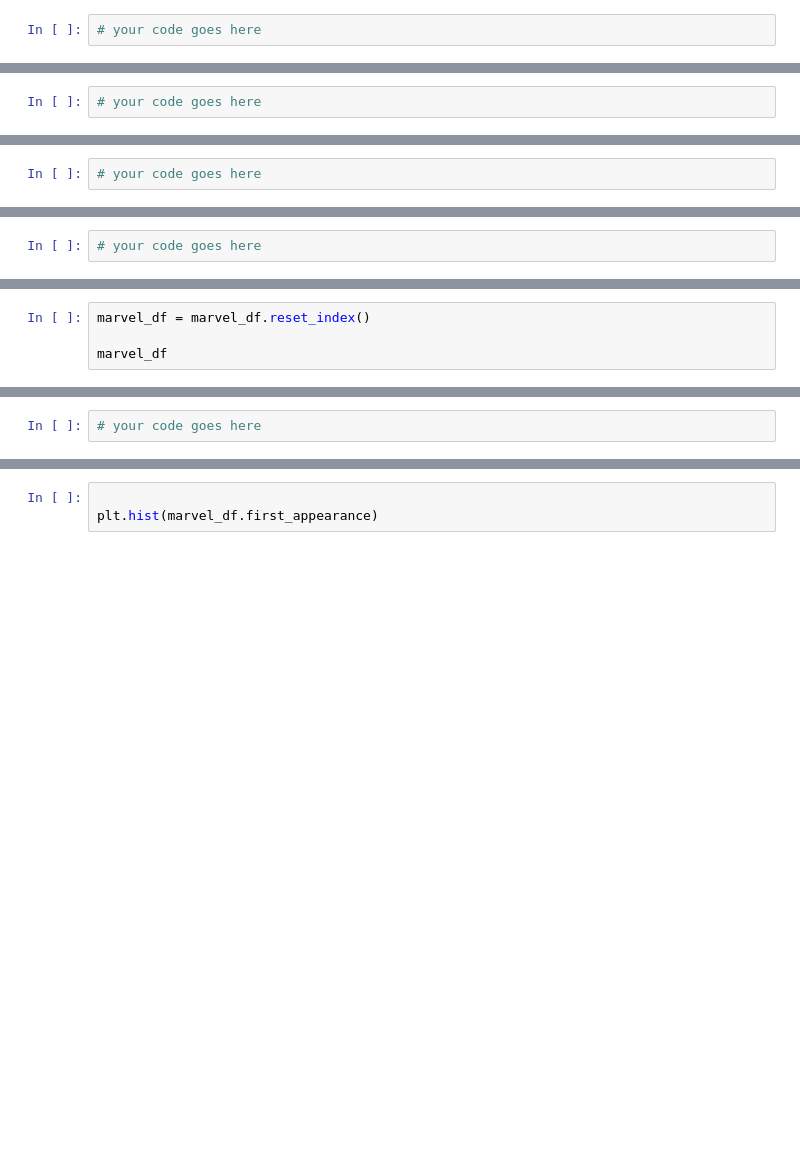
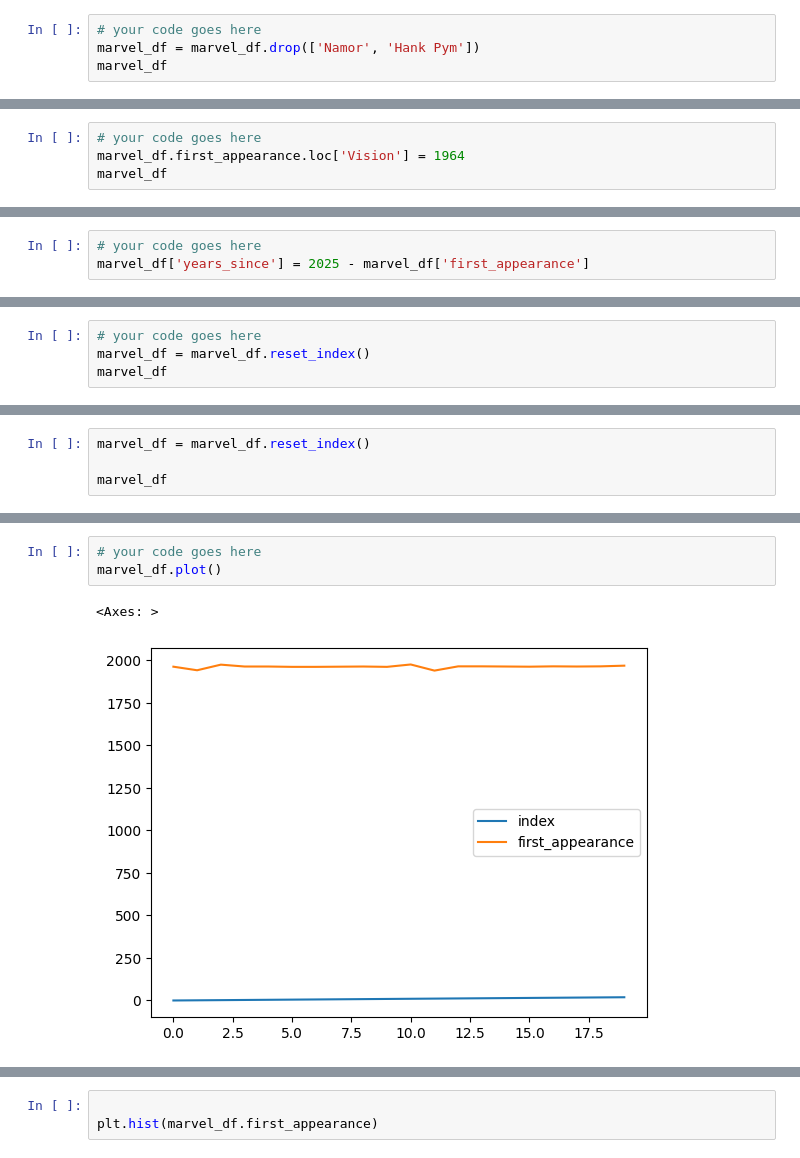
Before and after one commit to Matthew-D-Chan/FreeCodeCamp-Data-Analysis, a Jupyter notebook: 3. Pandas DataFrames exercises.ipynb, the cells around one changed output, grey strips where cells are left out. Cells and saved outputs as stored; diff of their text form; blank space fills up the shorter version.

```diff
--- a/3. Pandas DataFrames exercises.ipynb
+++ b/3. Pandas DataFrames exercises.ipynb
@@ -109,3 +229,5 @@ marvel_df
 ### Drop 'Namor' and 'Hank Pym' rows
 # %%
 # your code goes here
+marvel_df = marvel_df.drop(['Namor', 'Hank Pym'])
+marvel_df
@@ -173,3 +361,5 @@ marvel_df.iloc[[0, -1],]
 ### Modify the `first_appearance` of 'Vision' to year 1964
 # %%
 # your code goes here
+marvel_df.first_appearance.loc['Vision'] = 1964
+marvel_df
@@ -183,6 +392,7 @@ marvel_df
 ### Add a new column to `marvel_df` called 'years_since' with the years since `first_appearance`
 # %%
 # your code goes here
+marvel_df['years_since'] = 2025 - marvel_df['first_appearance']
 # %%
 marvel_df['years_since'] = 2018 - marvel_df['first_appearance']
 
@@ -275,3 +570,5 @@ marvel_df[mask]
 ### Reset index names of `marvel_df`
 # %%
 # your code goes here
+marvel_df = marvel_df.reset_index()
+marvel_df
@@ -285,6 +600,10 @@ marvel_df
 ### Plot the values of `first_appearance`
 # %%
 # your code goes here
+marvel_df.plot()
+# %% [output]
+<Axes: >
+[figure, added]
 # %%
 #plt.plot(marvel_df.index, marvel_df.first_appearance)
 marvel_df.first_appearance.plot()
```
Also changed, not shown: parts of 32 cells of this notebook.
